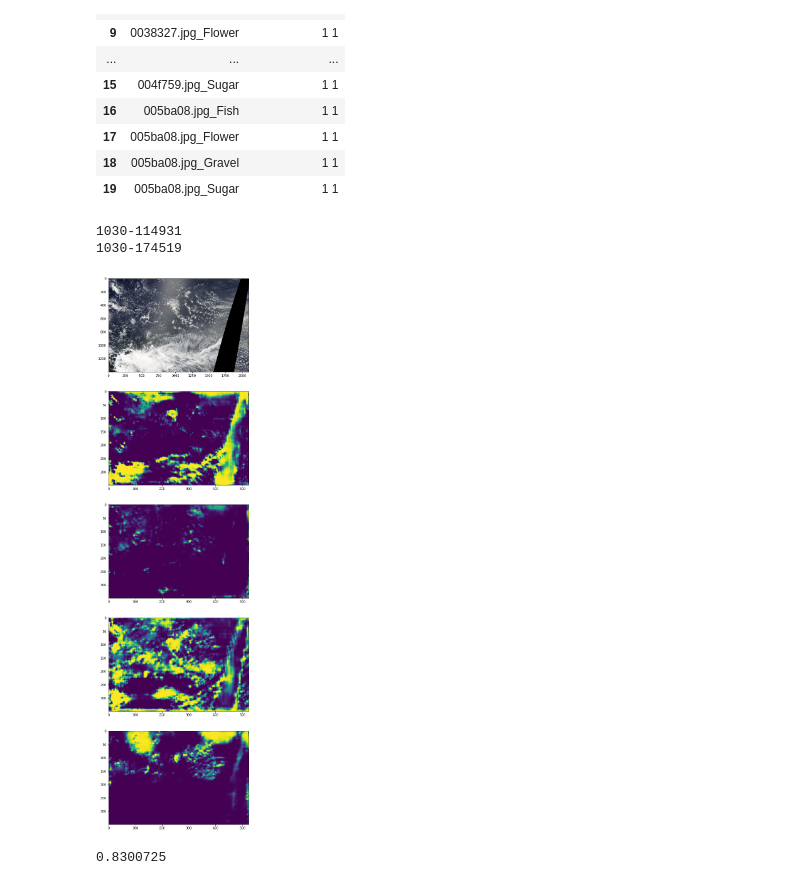
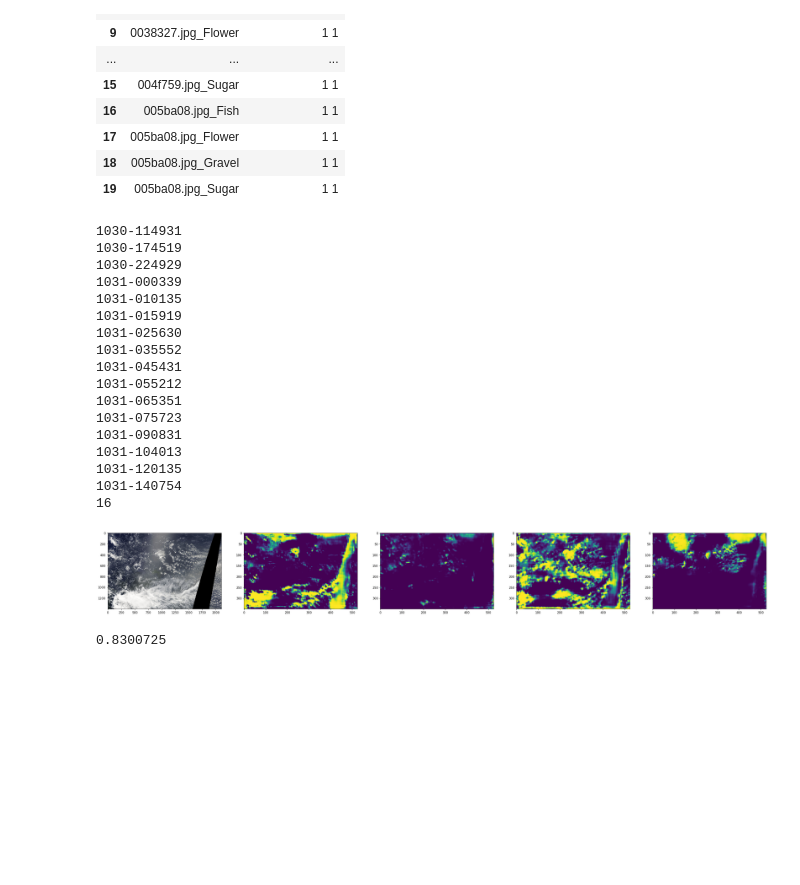
Before and after one commit to khornlund/understanding-cloud-organization, a Jupyter notebook: notebook/hdf5-outputs.ipynb, the cells around one changed output. Saved outputs shown, nothing was run; the diff lists cells and outputs as text; code cells hidden in the pictures; blank space fills up the shorter version.

```diff
--- a/notebook/hdf5-outputs.ipynb
+++ b/notebook/hdf5-outputs.ipynb
@@ -41,13 +41,31 @@ C = 4
 N = 3698
 # %%
 with h5py.File('../data/predictions/raw-predictions.h5', 'r') as f:
+    key_count = 0
     for k in f.keys():
         print(k)
+        key_count += 1
         # p = f[k][0, :, :, :] / 100
         # print(p.shape)
+print(key_count)
 # %% [output]
 1030-114931
 1030-174519
+1030-224929
+1031-000339
+1031-010135
+1031-015919
+1031-025630
+1031-035552
+1031-045431
+1031-055212
+1031-065351
+1031-075723
+1031-090831
+1031-104013
+1031-120135
+1031-140754
+16
 # %%
 def read(f):
     path = Path('../data/raw/test_images') / f
@@ -57,18 +75,18 @@ def read(f):
 # %%
 idx = 189
 with h5py.File('../data/predictions/raw-predictions.h5', 'r') as f:
-    p = f['1030-114931'][idx, :, :, :]
+    p = f['1031-140754'][idx, :, :, :]
 img_filename = df.iloc[idx * 4]['Image_Label'].split('_')[0]
 img = read(img_filename)
-fig, axs = plt.subplots(5, 1, figsize=(8, 32))
+fig, axs = plt.subplots(1, 5, figsize=(40, 12))
 axs[0].imshow(img)
 axs[1].imshow(p[0, :, :])
 axs[2].imshow(p[1, :, :])
 axs[3].imshow(p[2, :, :])
 axs[4].imshow(p[3, :, :])
 plt.show()
 # %% [output]
-[figure, old version]
+[figure, new version]
 # %%
 p[2, :, :].mean()
 # %% [output]
```
Also changed, not shown: 5 other files.
